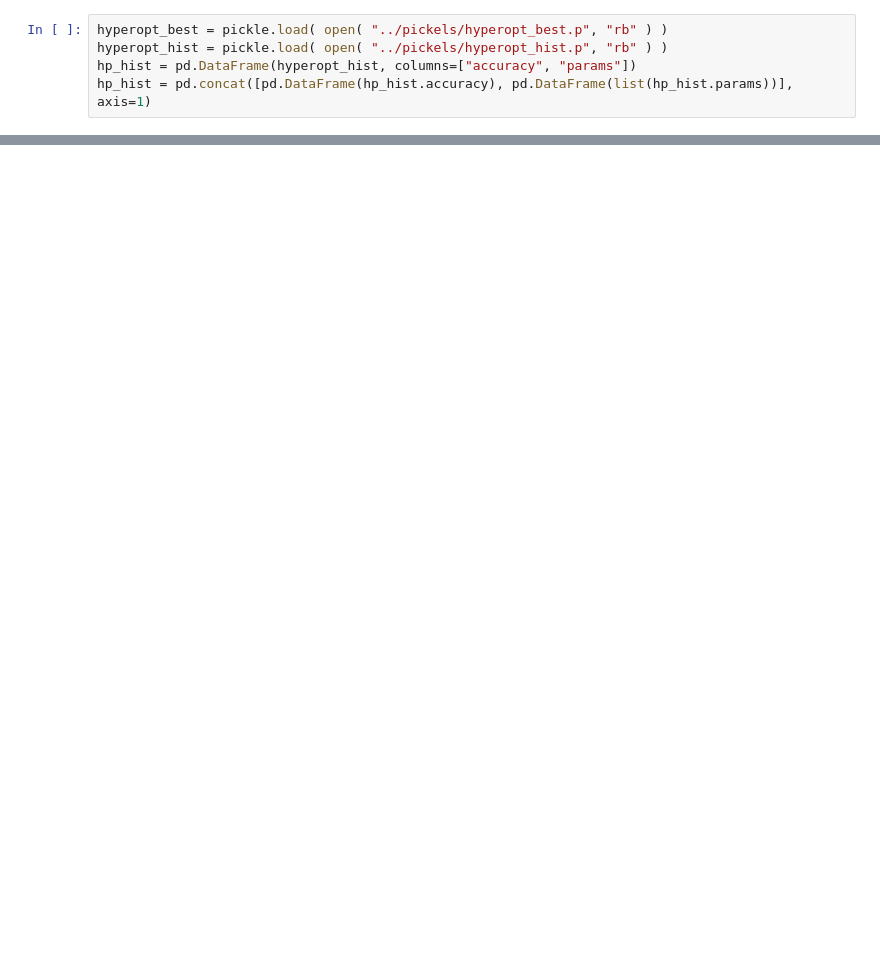
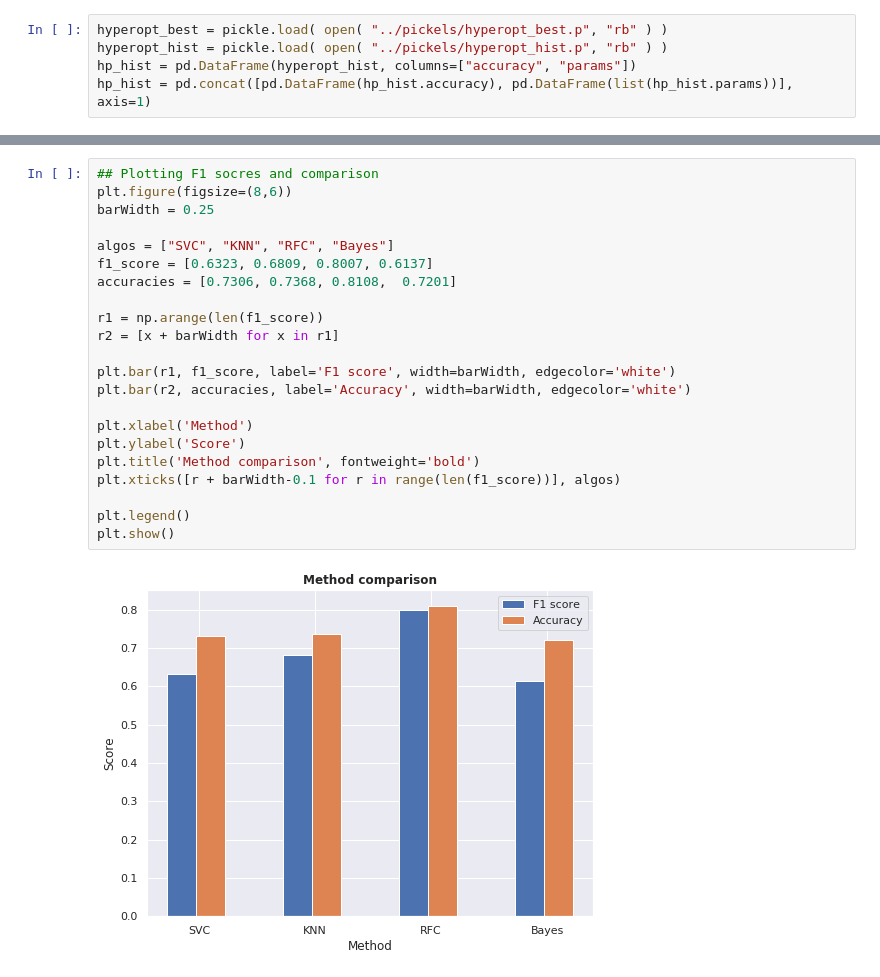
Before and after one commit to kamalmemon/MLResearch, a Jupyter notebook: src/Email_Marketing_EDA.ipynb, the cells around one changed output, grey strips where cells are left out. Drawn from its saved outputs; the diff is of its cells as text; blank space fills up the shorter version.

```diff
--- a/src/Email_Marketing_EDA.ipynb
+++ b/src/Email_Marketing_EDA.ipynb
@@ -442,0 +532,24 @@ hp_hist
+# %%
+## Plotting F1 socres and comparison
+plt.figure(figsize=(8,6))
+barWidth = 0.25
+
+algos = ["SVC", "KNN", "RFC", "Bayes"]
+f1_score = [0.6323, 0.6809, 0.8007, 0.6137]
+accuracies = [0.7306, 0.7368, 0.8108,  0.7201]
+
+r1 = np.arange(len(f1_score))
+r2 = [x + barWidth for x in r1]
+
+plt.bar(r1, f1_score, label='F1 score', width=barWidth, edgecolor='white')
+plt.bar(r2, accuracies, label='Accuracy', width=barWidth, edgecolor='white')
+
+plt.xlabel('Method')
+plt.ylabel('Score')
+plt.title('Method comparison', fontweight='bold')
+plt.xticks([r + barWidth-0.1 for r in range(len(f1_score))], algos)
+
+plt.legend()
+plt.show()
+# %% [output]
+[figure, added]
```
Also changed, not shown: parts of 16 cells of this notebook, 1 other file.
